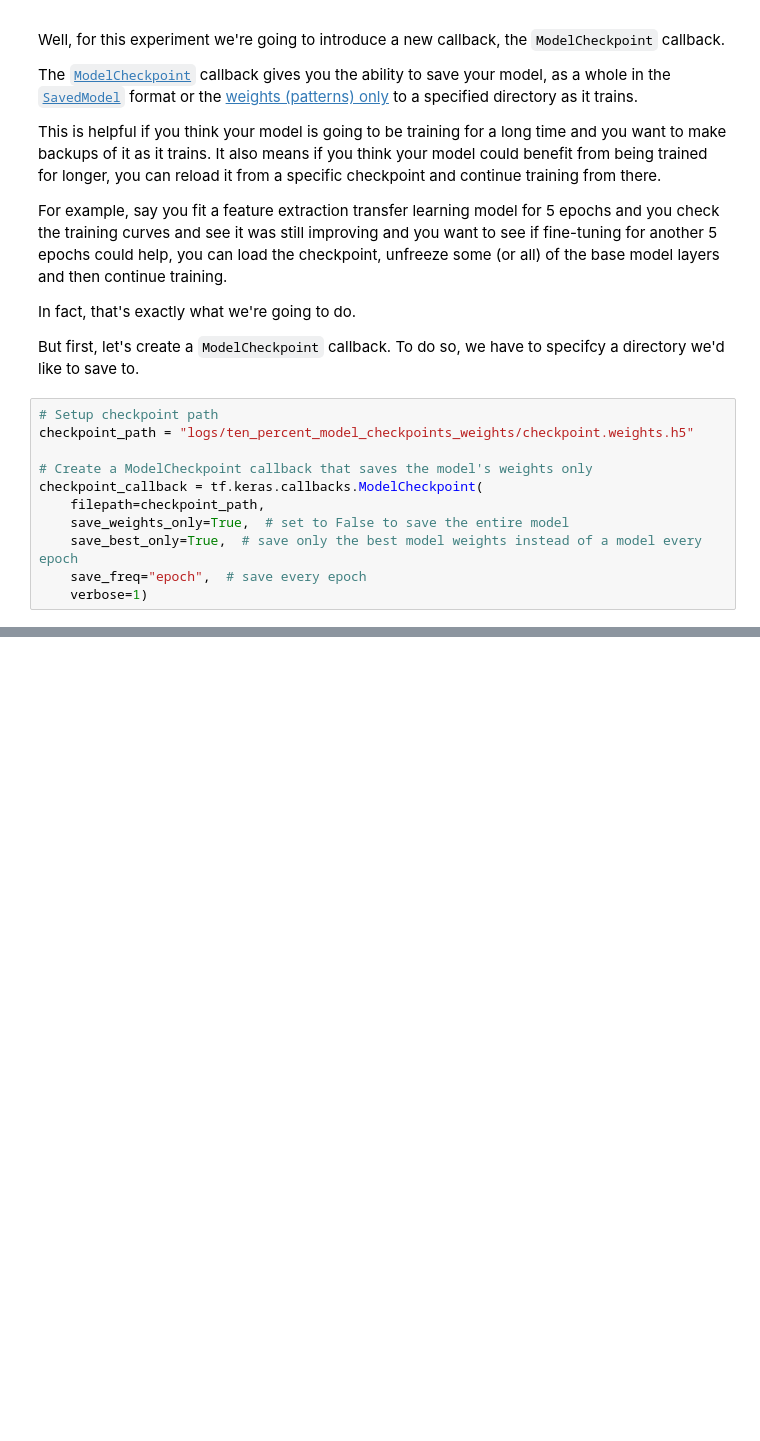
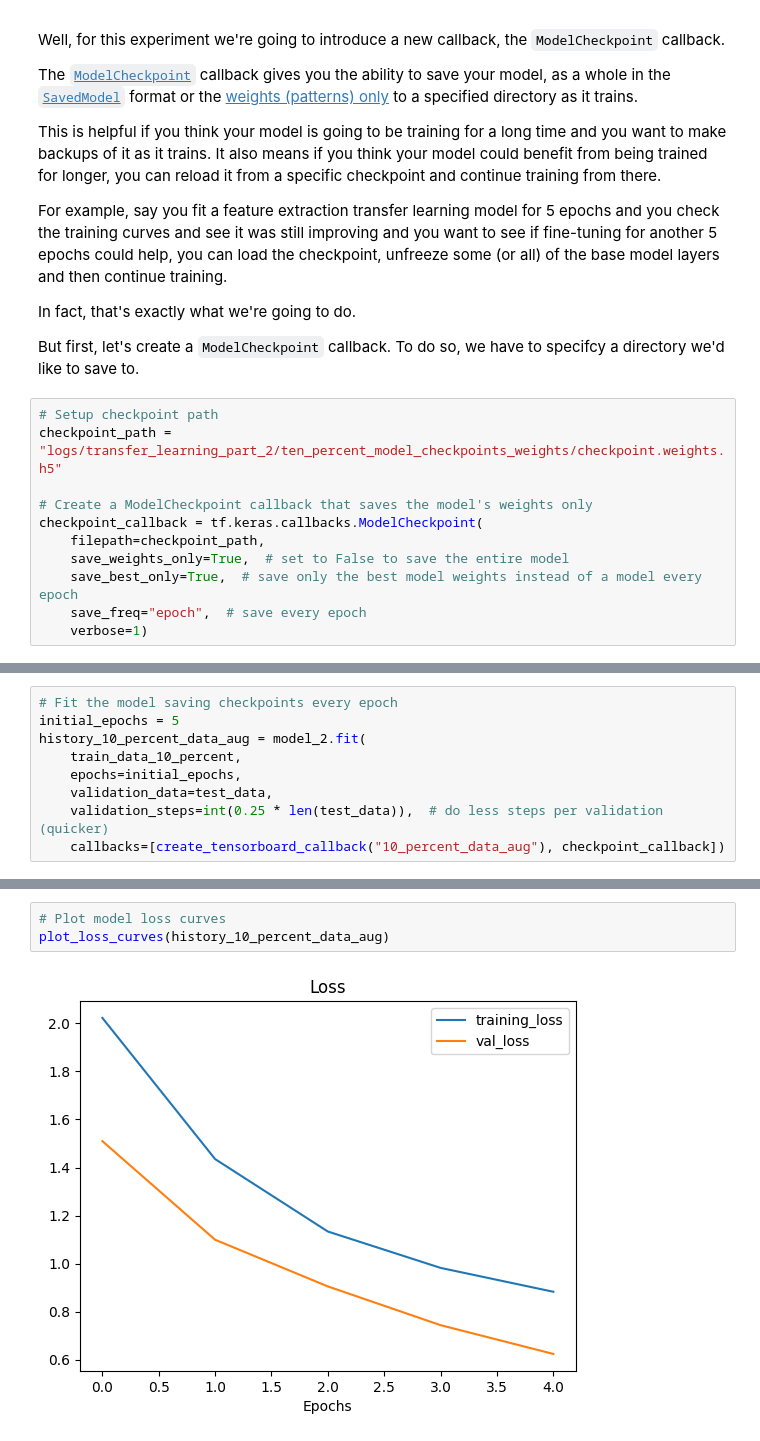
Before and after one commit to seanjiangsh/ztm-tensorflow, a Jupyter notebook: 05_transfer_learning_in_tensorflow_part_2_fine_tuning.ipynb, the cells around one changed output, grey strips where cells are left out. Saved outputs shown, nothing was run; the diff lists cells and outputs as text; blank space fills up the shorter version.

```diff
--- a/05_transfer_learning_in_tensorflow_part_2_fine_tuning.ipynb
+++ b/05_transfer_learning_in_tensorflow_part_2_fine_tuning.ipynb
@@ -1131,7 +1088,7 @@ In fact, that's exactly what we're going to do.
 But first, let's create a `ModelCheckpoint` callback. To do so, we have to specifcy a directory we'd like to save to.
 # %%
 # Setup checkpoint path
-checkpoint_path = "logs/ten_percent_model_checkpoints_weights/checkpoint.weights.h5"
+checkpoint_path = "logs/transfer_learning_part_2/ten_percent_model_checkpoints_weights/checkpoint.weights.h5"
 
 # Create a ModelCheckpoint callback that saves the model's weights only
 checkpoint_callback = tf.keras.callbacks.ModelCheckpoint(
@@ -1142,0 +1110,9 @@ checkpoint_callback = tf.keras.callbacks.ModelCheckpoint(
+# %%
+# Fit the model saving checkpoints every epoch
+initial_epochs = 5
+history_10_percent_data_aug = model_2.fit(
+    train_data_10_percent,
+    epochs=initial_epochs,
+    validation_data=test_data,
+    validation_steps=int(0.25 * len(test_data)),  # do less steps per validation (quicker)
+    callbacks=[create_tensorboard_callback("10_percent_data_aug"), checkpoint_callback])
@@ -1142,0 +1242,5 @@ checkpoint_callback = tf.keras.callbacks.ModelCheckpoint(
+# %%
+# Plot model loss curves
+plot_loss_curves(history_10_percent_data_aug)
+# %% [output]
+[figure, added]
```
Also changed, not shown: parts of 21 cells of this notebook.
